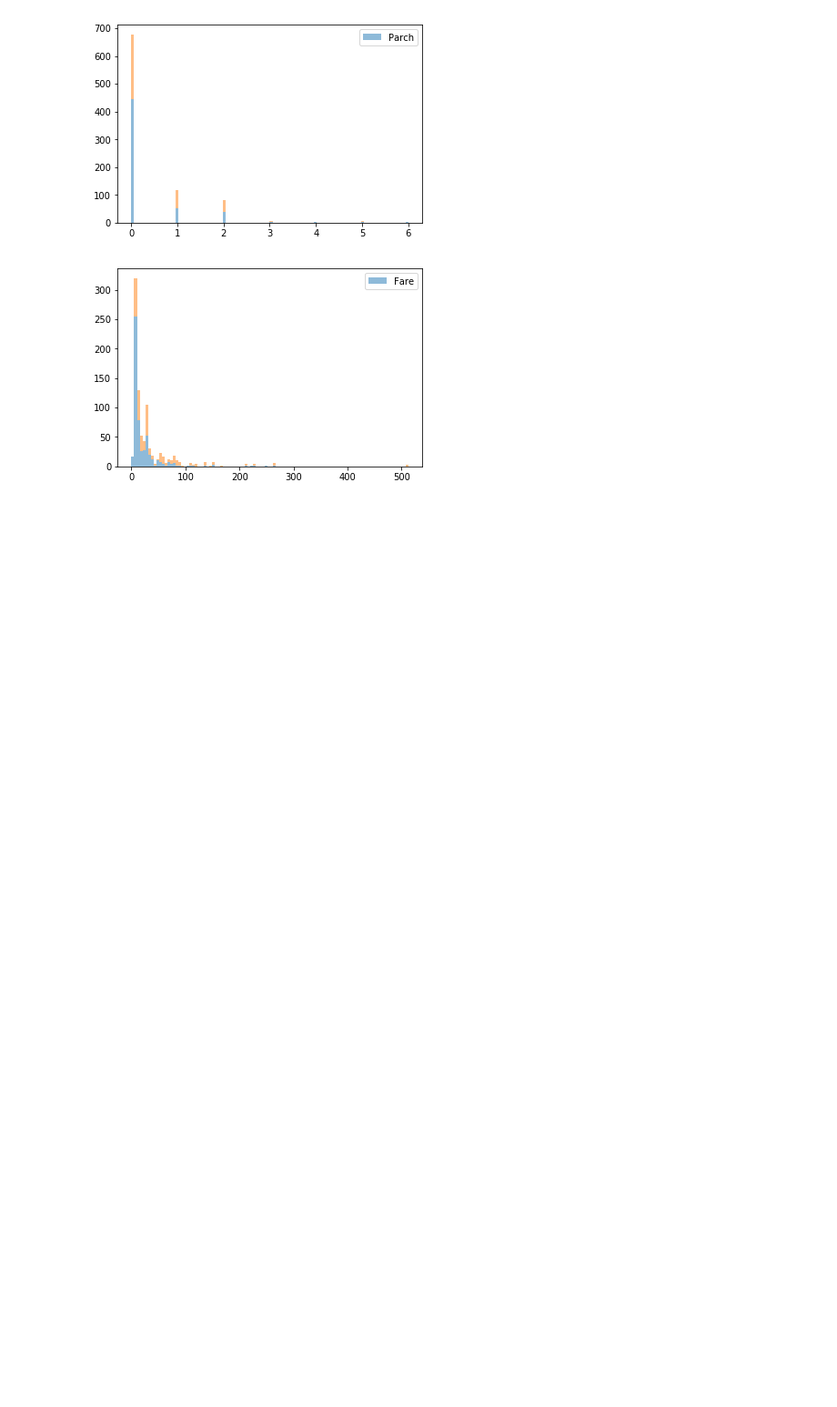
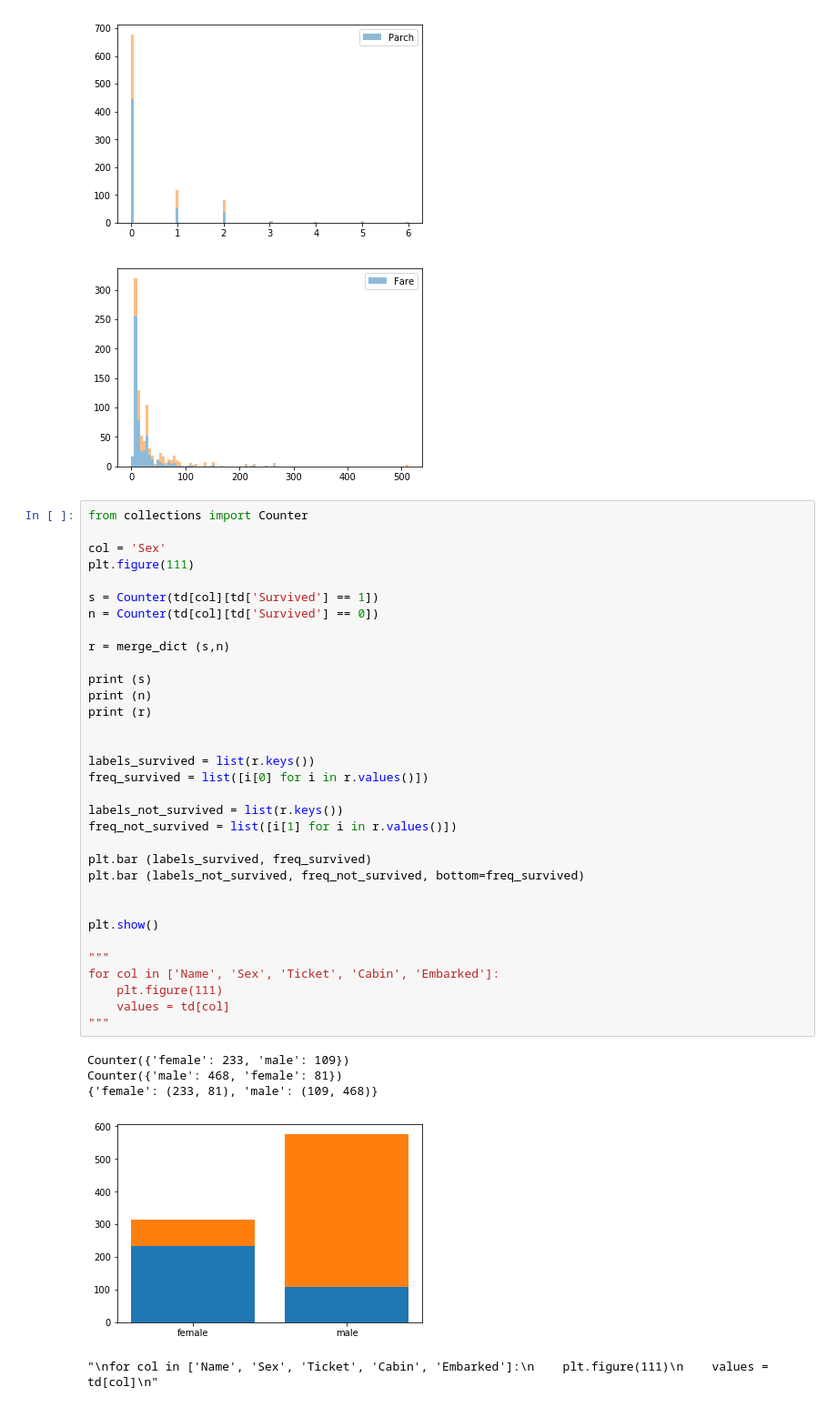
Before and after one commit to bhardwajk/Kaggle-Titanic-2, a Jupyter notebook: Kaggle Titanic 2.ipynb, the cells around one changed output. Shown at 91% size. Saved outputs shown, nothing was run; the diff lists cells and outputs as text; blank space fills up the shorter version.

```diff
--- a/Kaggle Titanic 2.ipynb
+++ b/Kaggle Titanic 2.ipynb
@@ -83,3 +98,42 @@ for col in ['Pclass', 'Age', 'SibSp','Parch', 'Fare']:
 [figure]
 [figure]
 [figure]
+# %%
+from collections import Counter
+
+col = 'Sex'
+plt.figure(111)
+
+s = Counter(td[col][td['Survived'] == 1])
+n = Counter(td[col][td['Survived'] == 0])
+
+r = merge_dict (s,n)
+
+print (s)
+print (n)
+print (r)
+
+
+labels_survived = list(r.keys())
+freq_survived = list([i[0] for i in r.values()])
+
+labels_not_survived = list(r.keys())
+freq_not_survived = list([i[1] for i in r.values()])
+
+plt.bar (labels_survived, freq_survived)
+plt.bar (labels_not_survived, freq_not_survived, bottom=freq_survived)
+
+
+plt.show()
+
+"""
+for col in ['Name', 'Sex', 'Ticket', 'Cabin', 'Embarked']:
+    plt.figure(111)
+    values = td[col]
+"""
+# %% [output]
+Counter({'female': 233, 'male': 109})
+Counter({'male': 468, 'female': 81})
+{'female': (233, 81), 'male': (109, 468)}
+[figure, added]
+"\nfor col in ['Name', 'Sex', 'Ticket', 'Cabin', 'Embarked']:\n    plt.figure(111)\n    values = td[col]\n"
```
Also changed, not shown: parts of 2 cells of this notebook.
